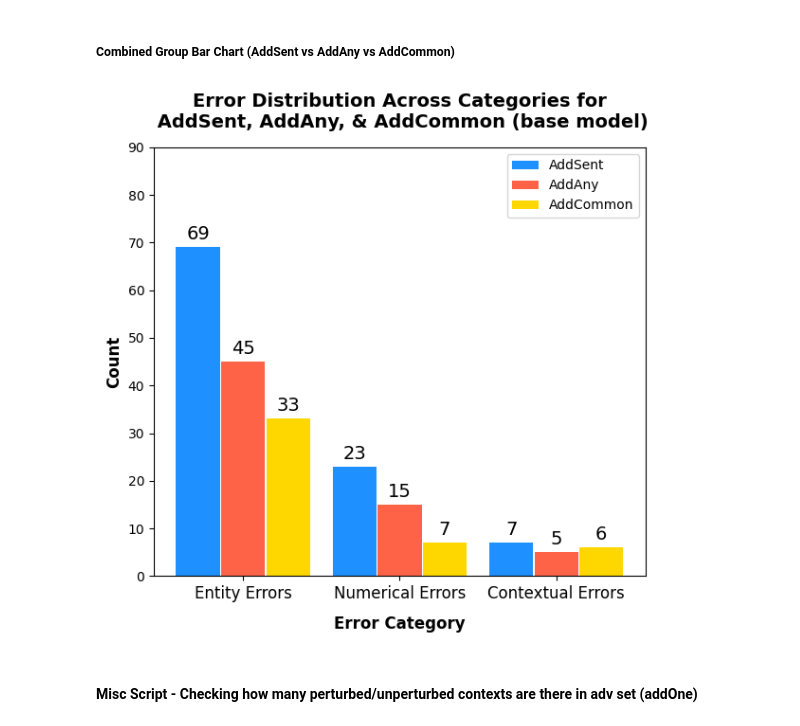
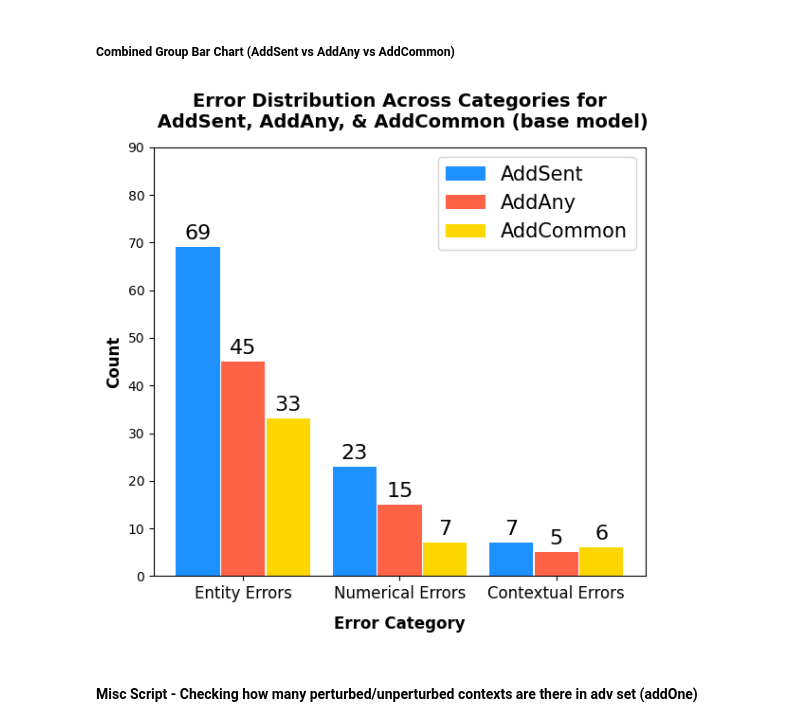
Before and after one commit to Shaz-Momin/nlp-fp-dataset-artifacts, a Jupyter notebook: error_analysis/adv_error_analysis.ipynb, the cells around one changed output. Drawn from its saved outputs; the diff is of its cells as text; code cells hidden in the pictures.

```diff
--- a/error_analysis/adv_error_analysis.ipynb
+++ b/error_analysis/adv_error_analysis.ipynb
@@ -168,11 +168,10 @@ plot_bar(ylim=40, title='Distribution of Errors on AddCommon Adversarial test se
 import numpy as np
 import matplotlib.pyplot as plt
 
-# Data for AddSent
+# Define the categories
 category_names_addSent = categories.keys()
-counts_addSent = [len(examples) for examples in categories.values()]
 
-# Data for AddOneSent
+# Data for AddSent, AddAny, and AddCommon
 categories_addSent = {
     "Entity Errors": [],
     "Numerical Errors": [],
@@ -217,36 +216,36 @@ x = np.arange(len(category_names_addSent)) * (width * 3 + padding * 20)
 
 bars1 = ax.bar(x - width - padding, counts_addSent, width, label='AddSent', color='dodgerblue')
 bars2 = ax.bar(x, counts_addAny, width, label='AddAny', color='tomato')
 bars3 = ax.bar(x + width + padding, counts_addCommon, width, label='AddCommon', color='gold')
 
 
 # Add some text for labels, title and custom x-axis tick labels, etc.
 ax.set_xlabel('Error Category', fontsize=12, fontweight='semibold', labelpad=10)
 ax.set_ylabel('Count', fontsize=12, fontweight='semibold')
 ax.set_title('Error Distribution Across Categories for\n AddSent, AddAny, & AddCommon (base model)', fontsize=14, pad=15, fontweight='bold')
 ax.set_xticks(x)
 ax.set_xticklabels(category_names_addSent, fontsize=12)
-ax.legend()
+ax.legend(fontsize=15)
 
 # Add counts above the bars
 def add_counts(bars):
     for bar in bars:
         height = bar.get_height()
         ax.annotate('{}'.format(height),
                     xy=(bar.get_x() + bar.get_width() / 2, height),
                     xytext=(0, 3),  # 3 points vertical offset
                     textcoords="offset points",
-                    ha='center', va='bottom', fontsize=14)  # Increase fontsize here
+                    ha='center', va='bottom', fontsize=16)  # Increase fontsize here
 
 add_counts(bars1)
 add_counts(bars2)
 add_counts(bars3)
 
 plt.tight_layout()
 plt.ylim(0, 90)
 plt.show()
 # %% [output]
-[figure, old version]
+[figure, new version]
 # %% [markdown]
 #### Misc Script - Checking how many perturbed/unperturbed contexts are there in adv set (addOne)
 # %%
```
Also changed, not shown: 5 other files.
